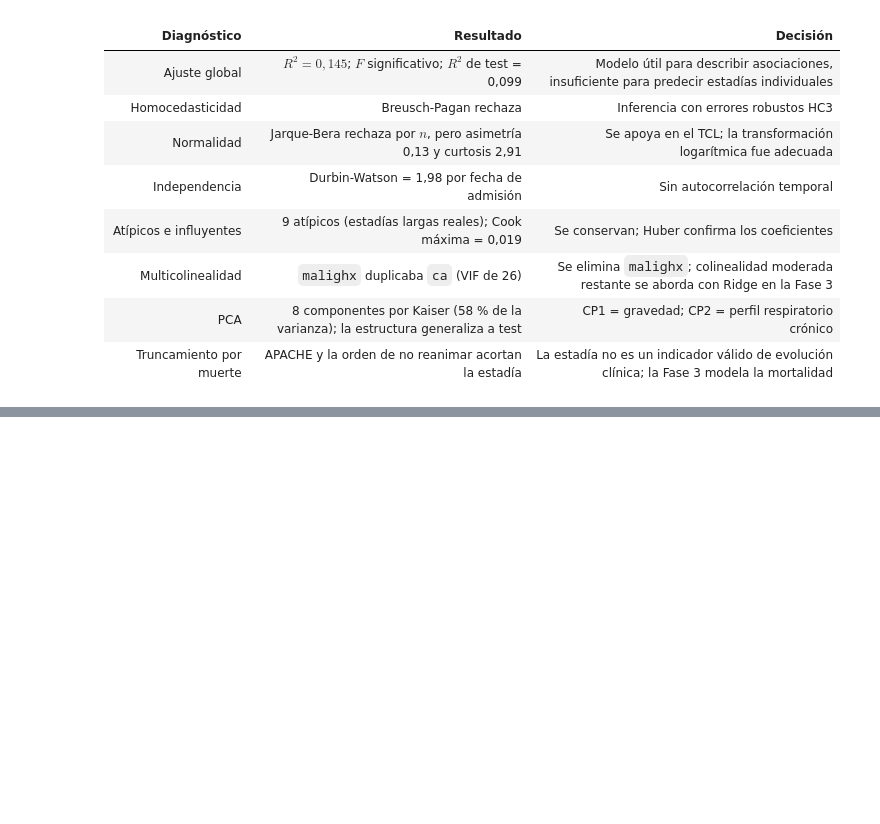
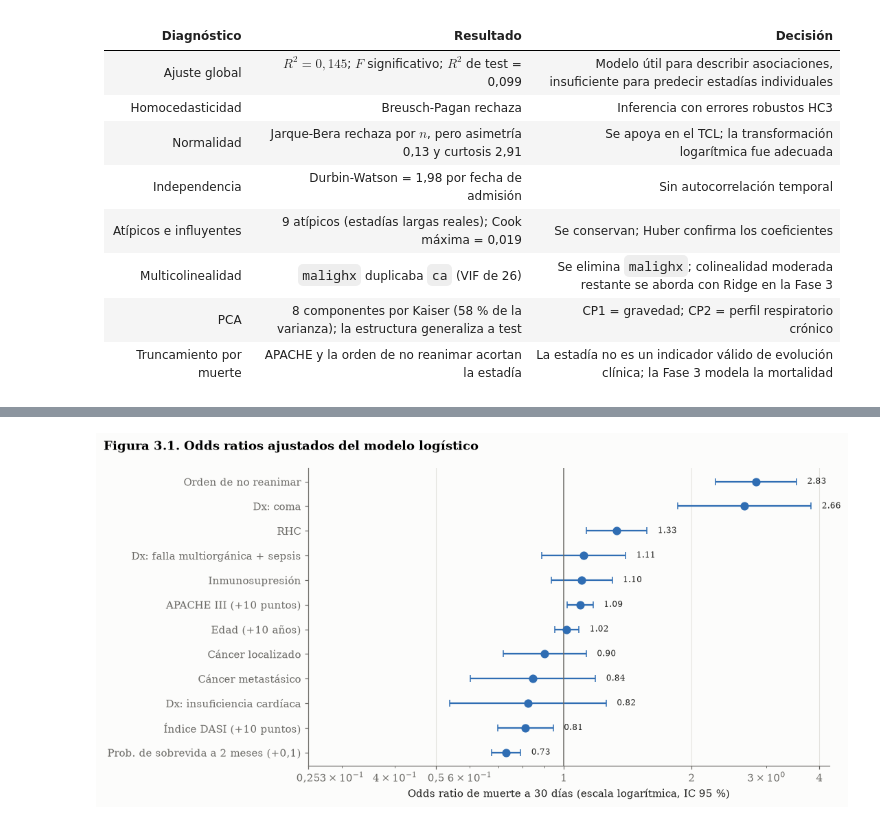
Before and after one commit to Valentina-Bolivar/tp-integrador-rhc, a Jupyter notebook: notebooks/TP_Integrador_Final.ipynb, the cells around one changed output, grey strips where cells are left out. Drawn from its saved outputs; the diff is of its cells as text; code cells hidden in the pictures; blank space fills up the shorter version.

```diff
--- a/notebooks/TP_Integrador_Final.ipynb
+++ b/notebooks/TP_Integrador_Final.ipynb
@@ -1099,0 +1175,13 @@ Para la dirección médica, el plano CP1-CP2 resume en dos ejes interpretables l
+# %%
+X_tr_or = build_preprocessor().fit_transform(train).astype(float)
+or_tab = mdl.odds_ratio_table(X_tr_or, y_tr)
+scaled = {"rhc": 1, "dnr1": 1, "dx_Coma": 1, "dx_Falla multiorgánica + sepsis": 1, "dx_Insuf. cardíaca": 1,
+          "ca_Metastatic": 1, "ca_Yes": 1, "immunhx": 1, "aps1": 10, "surv2md1": 0.1, "age": 10, "das2d3pc": 10}
+or_show = pd.DataFrame({
+    "Δ": pd.Series(scaled),
+    "OR": np.exp(or_tab.loc[list(scaled), "beta"] * pd.Series(scaled)),
+    "IC_inf": or_tab.loc[list(scaled), "OR_inf"] ** pd.Series(scaled),
+    "IC_sup": or_tab.loc[list(scaled), "OR_sup"] ** pd.Series(scaled),
+    "p_valor": or_tab.loc[list(scaled), "p_valor"].map(inf.fmt_p),
+})
+or_show.round(3)
@@ -1099,0 +1202,26 @@ Para la dirección médica, el plano CP1-CP2 resume en dos ejes interpretables l
+# %%
+labels_or = {"rhc": "RHC", "dnr1": "Orden de no reanimar", "dx_Coma": "Dx: coma",
+             "dx_Falla multiorgánica + sepsis": "Dx: falla multiorgánica + sepsis",
+             "dx_Insuf. cardíaca": "Dx: insuficiencia cardíaca", "ca_Metastatic": "Cáncer metastásico",
+             "ca_Yes": "Cáncer localizado", "immunhx": "Inmunosupresión", "aps1": "APACHE III (+10 puntos)",
+             "surv2md1": "Prob. de sobrevida a 2 meses (+0,1)", "age": "Edad (+10 años)",
+             "das2d3pc": "Índice DASI (+10 puntos)"}
+o = or_show.sort_values("OR")
+yy = np.arange(len(o))
+fig, ax = plt.subplots(figsize=(10, 5))
+ax.errorbar(o["OR"], yy, xerr=[o["OR"] - o["IC_inf"], o["IC_sup"] - o["OR"]], fmt="o", ms=7,
+            color=viz.MODEL_COLORS["Logística"], capsize=3, lw=1.5)
+ax.axvline(1, color=viz.MUTED, lw=1)
+ax.set_xscale("log")
+ax.set_xticks([0.25, 0.5, 1, 2, 4], ["0,25", "0,5", "1", "2", "4"])
+ax.set_yticks(yy, [labels_or[k] for k in o.index])
+ax.set_xlabel("Odds ratio de muerte a 30 días (escala logarítmica, IC 95 %)")
+ax.grid(axis="y", visible=False)
+for yi, (k, r) in enumerate(o.iterrows()):
+    ax.text(r["IC_sup"] * 1.06, yi, f"{r['OR']:.2f}", va="center", fontsize=8, color=viz.INK)
+viz.figure_title(fig, "3.1", "Odds ratios ajustados del modelo logístico")
+fig.tight_layout()
+save(fig, "fig_3_1_odds_ratios")
+plt.show()
+# %% [output]
+[figure, added]
```
Also changed, not shown: parts of 34 cells of this notebook, 16 other files.
